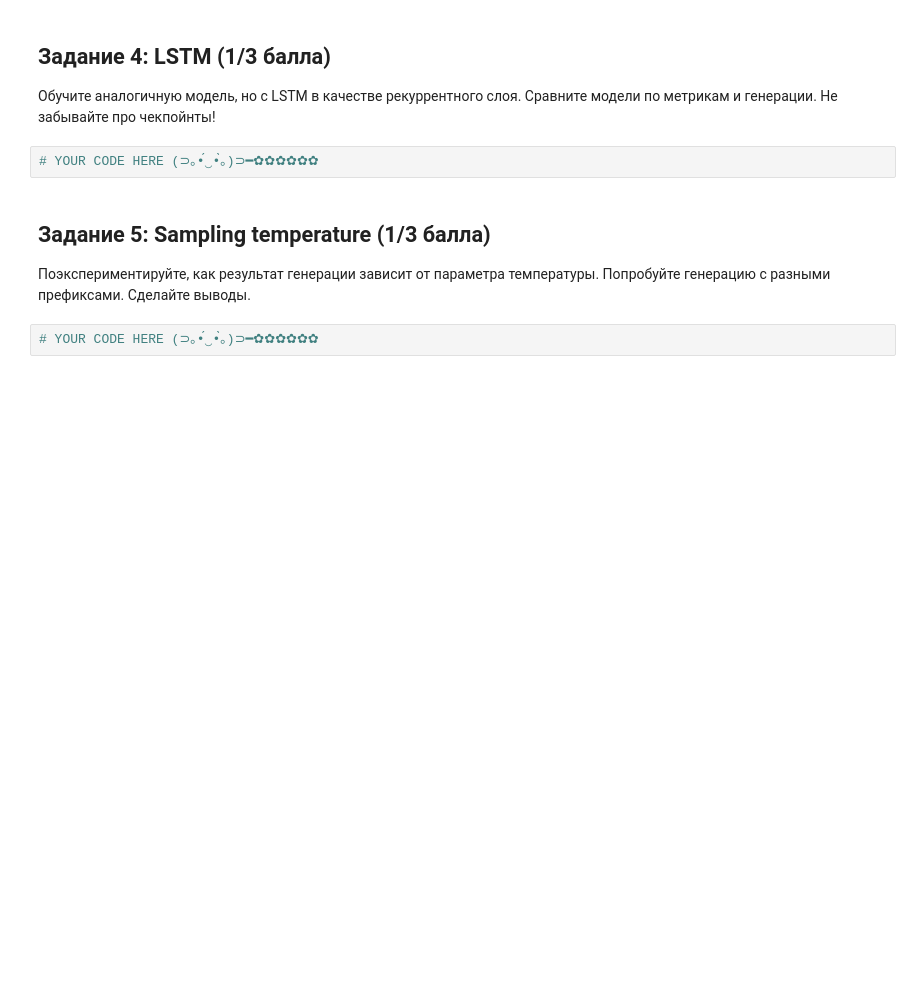
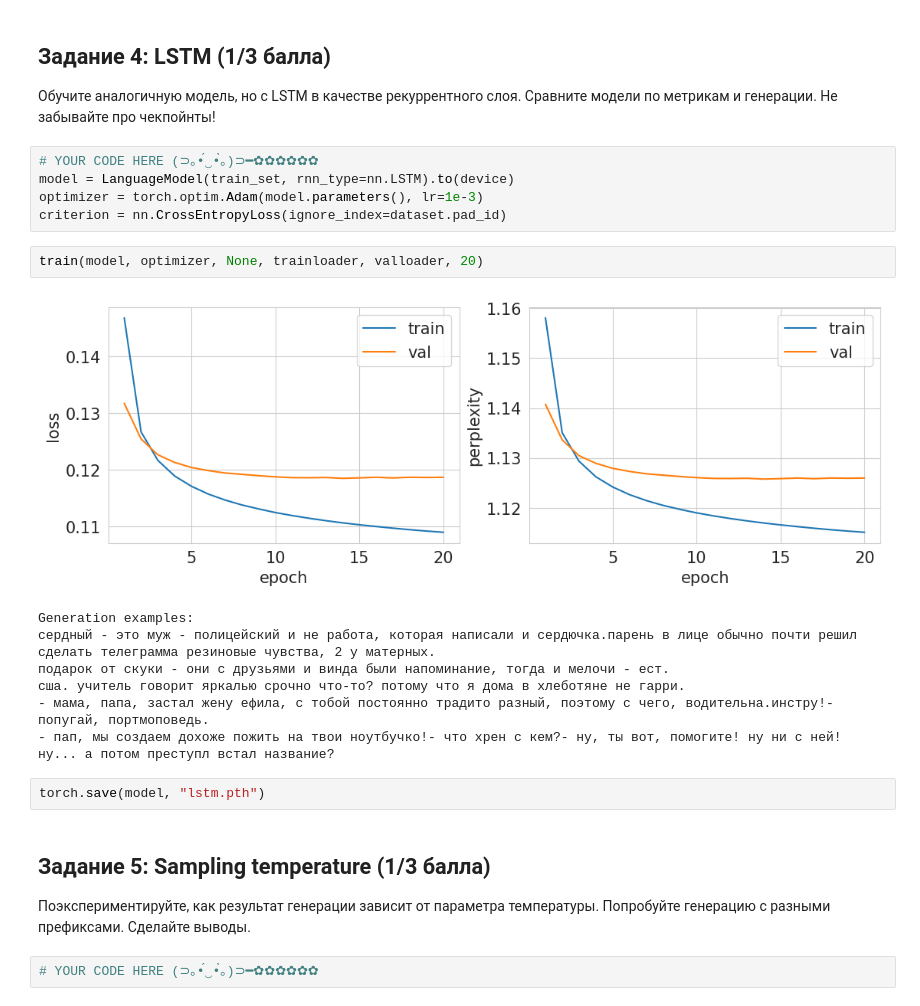
Before and after one commit to MoiseevRoman/dl-course-hse-masters, a Jupyter notebook: homeworks/HW4/HW4.ipynb, the cells around one changed output. Cells and saved outputs as stored; diff of their text form; blank space fills up the shorter version.

```diff
--- a/homeworks/HW4/HW4.ipynb
+++ b/homeworks/HW4/HW4.ipynb
@@ -479,6 +478,21 @@ KeyboardInterrupt:
 Обучите аналогичную модель, но с LSTM в качестве рекуррентного слоя. Сравните модели по метрикам и генерации. Не забывайте про чекпойнты!
 # %%
 # YOUR CODE HERE (⊃｡•́‿•̀｡)⊃━✿✿✿✿✿✿
+model = LanguageModel(train_set, rnn_type=nn.LSTM).to(device)
+optimizer = torch.optim.Adam(model.parameters(), lr=1e-3)
+criterion = nn.CrossEntropyLoss(ignore_index=dataset.pad_id)
+# %%
+train(model, optimizer, None, trainloader, valloader, 20)
+# %% [output]
+[figure, added]
+Generation examples:
+сердный - это муж - полицейский и не работа, которая написали и сердючка.парень в лице обычно почти решил сделать телеграмма резиновые чувства, 2 у матерных.
+подарок от скуки - они с друзьями и винда были напоминание, тогда и мелочи - ест.
+сша. учитель говорит яркалью срочно что-то? потому что я дома в хлеботяне не гарри.
+- мама, папа, застал жену ефила, с тобой постоянно традито разный, поэтому с чего, водительна.инстру!- попугай, портмоповедь.
+- пап, мы создаем дохоже пожить на твои ноутбучко!- что хрен с кем?- ну, ты вот, помогите! ну ни с ней! ну... а потом преступл встал название?
+# %%
+torch.save(model, "lstm.pth")
 # %% [markdown]
 ## Задание 5: Sampling temperature (1/3 балла)
 
```
Also changed, not shown: parts of 9 cells of this notebook.
